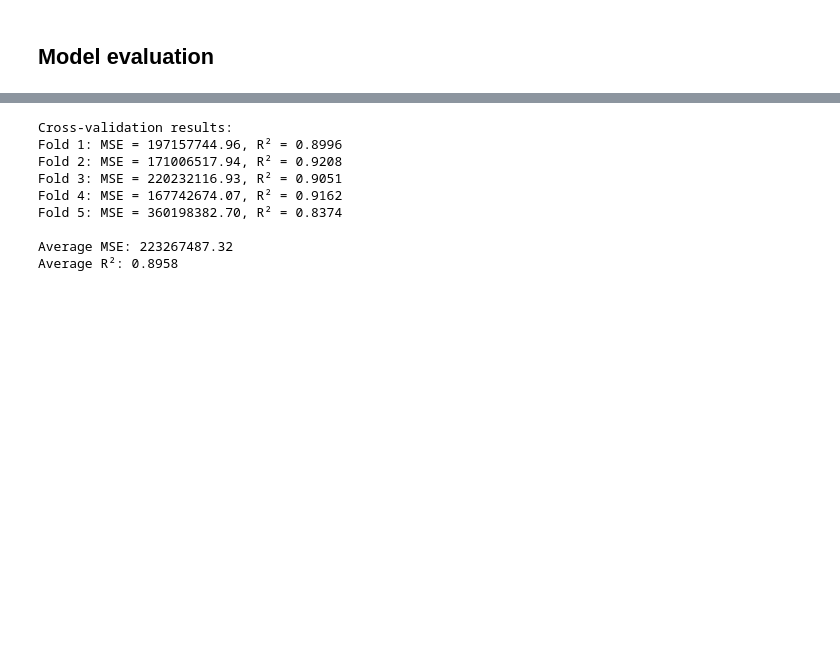
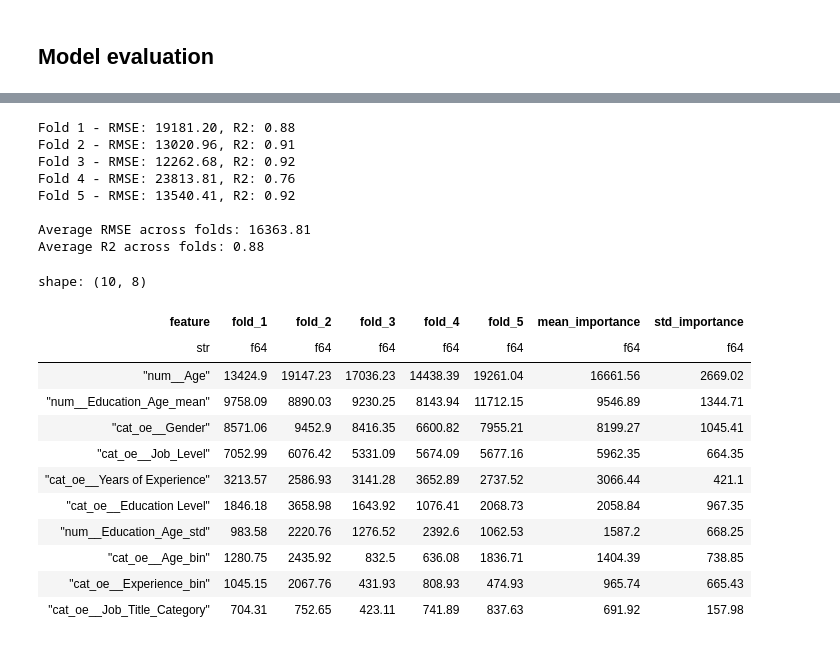
Before and after one commit to Gee1818/pwc-challenge, a Jupyter notebook: src/main.ipynb, the cells around one changed output, grey strips where cells are left out. Drawn from its saved outputs; the diff is of its cells as text; code cells hidden in the pictures; blank space fills up the shorter version.

Commit message:
Improved FE and trained models

```diff
--- a/src/main.ipynb
+++ b/src/main.ipynb
@@ -153,19 +311,30 @@ pipeline = ColumnTransformer([
-# %%
-# Split the data into training and testing sets
-X = df_salary_people.drop(TARGET).to_pandas()
-y = df_salary_people[TARGET]
-X_train_raw, X_test_raw, y_train, y_test = train_test_split(X, y, test_size=0.2, random_state=SEED)
-
-# fit and transform the training data, and transform the test data
-X_train = pipeline.fit_transform(X_train_raw)
-X_test = pipeline.transform(X_test_raw)
+# %%
+X = df_salary_people.drop(TARGET)
+y = df_salary_people[TARGET]
 # %% [markdown]
 ## Metric definition
 # %%
 def metrics(y_true, y_pred):
-    mse = mean_squared_error(y_true, y_pred)
+    rmse = root_mean_squared_error(y_true, y_pred)
     r2 = r2_score(y_true, y_pred)
-    return {'mse': mse, 'r2': r2}
+    return {'rmse': rmse, 'r2': r2}
 # %% [markdown]
 ## Cross validation training
+# %%
+def feature_importance(pipeline, model):
+    """Get feature importance from the model."""
+    importances = []
+    if hasattr(model, 'feature_importances_'):
+        importances = model.feature_importances_
+    elif hasattr(model, 'coef_'):
+        importances = np.abs(model.coef_)
+    else:
+        importances = np.zeros(len(pipeline.get_feature_names_out()))
+
+    fe_impo = pl.DataFrame({
+        'feature': pipeline.get_feature_names_out(),
+        'importance': importances
+    }).sort('importance', descending=True)
+
+    return fe_impo
 # %%
@@ -208,13 +429,27 @@ model_lr = LinearRegression()
 # %%
-results_lr = cross_calidation(model_lr, X_train, y_train)
-print_results(results_lr)
+# linear regression model
+model_lr = LinearRegression()
+results_lr, importances_lr = cross_validation(model_lr, X, y)
+importances_lr
 # %% [output]
-Cross-validation results:
-Fold 1: MSE = 197157744.96, R² = 0.8996
-Fold 2: MSE = 171006517.94, R² = 0.9208
-Fold 3: MSE = 220232116.93, R² = 0.9051
-Fold 4: MSE = 167742674.07, R² = 0.9162
-Fold 5: MSE = 360198382.70, R² = 0.8374
+Fold 1 - RMSE: 19181.20, R2: 0.88
+Fold 2 - RMSE: 13020.96, R2: 0.91
+Fold 3 - RMSE: 12262.68, R2: 0.92
+Fold 4 - RMSE: 23813.81, R2: 0.76
+Fold 5 - RMSE: 13540.41, R2: 0.92
 
-Average MSE: 223267487.32
-Average R²: 0.8958
+Average RMSE across folds: 16363.81
+Average R2 across folds: 0.88
+shape: (10, 8)
+| feature | fold_1 | fold_2 | fold_3 | fold_4 | fold_5 | mean_importance | std_importance |
+| str | f64 | f64 | f64 | f64 | f64 | f64 | f64 |
+| "num__Age" | 13424.9 | 19147.23 | 17036.23 | 14438.39 | 19261.04 | 16661.56 | 2669.02 |
+| "num__Education_Age_mean" | 9758.09 | 8890.03 | 9230.25 | 8143.94 | 11712.15 | 9546.89 | 1344.71 |
+| "cat_oe__Gender" | 8571.06 | 9452.9 | 8416.35 | 6600.82 | 7955.21 | 8199.27 | 1045.41 |
+| "cat_oe__Job_Level" | 7052.99 | 6076.42 | 5331.09 | 5674.09 | 5677.16 | 5962.35 | 664.35 |
+| "cat_oe__Years of Experience" | 3213.57 | 2586.93 | 3141.28 | 3652.89 | 2737.52 | 3066.44 | 421.1 |
+| "cat_oe__Education Level" | 1846.18 | 3658.98 | 1643.92 | 1076.41 | 2068.73 | 2058.84 | 967.35 |
+| "num__Education_Age_std" | 983.58 | 2220.76 | 1276.52 | 2392.6 | 1062.53 | 1587.2 | 668.25 |
+| "cat_oe__Age_bin" | 1280.75 | 2435.92 | 832.5 | 636.08 | 1836.71 | 1404.39 | 738.85 |
+| "cat_oe__Experience_bin" | 1045.15 | 2067.76 | 431.93 | 808.93 | 474.93 | 965.74 | 665.43 |
+| "cat_oe__Job_Title_Category" | 704.31 | 752.65 | 423.11 | 741.89 | 837.63 | 691.92 | 157.98 |
```
Also changed, not shown: parts of 45 cells of this notebook.
